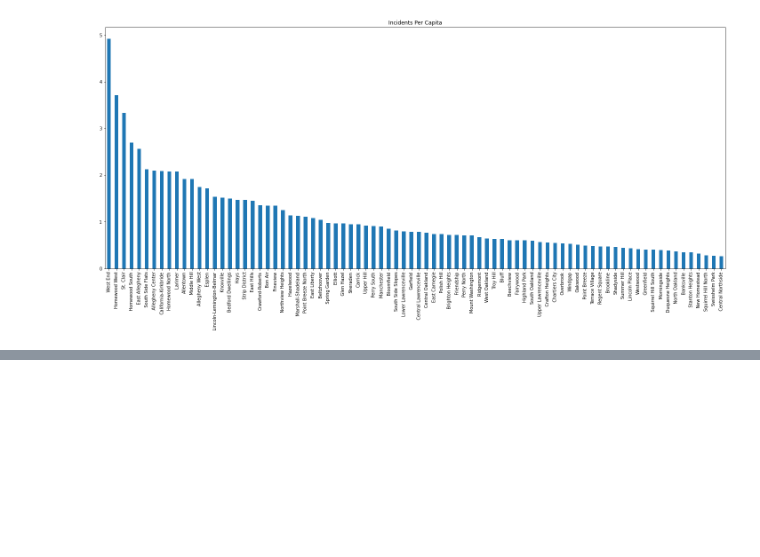
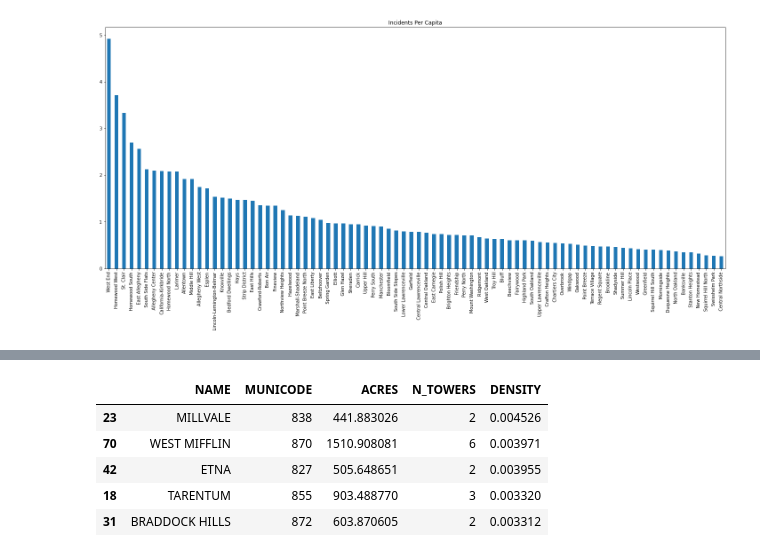
Before and after one commit to carolinescalf/final-project, a Jupyter notebook: Final Notebook.ipynb, the cells around one changed output, grey strips where cells are left out. Saved outputs shown, nothing was run; the diff lists cells and outputs as text; code cells hidden in the pictures; blank space fills up the shorter version.

```diff
--- a/Final Notebook.ipynb
+++ b/Final Notebook.ipynb
@@ -92,0 +138,10 @@ incidents_per_capita.sort_values('Incidents Per Capita', ascending=False)['Incid
+# %%
+municipalities["DENSITY"] = municipalities.N_TOWERS/municipalities.ACRES
+municipalities.sort_values('DENSITY', ascending=False).head()
+# %% [output]
+|  | NAME | MUNICODE | ACRES | N_TOWERS | DENSITY |
+| 23 | MILLVALE | 838 | 441.883026 | 2 | 0.004526 |
+| 70 | WEST MIFFLIN | 870 | 1510.908081 | 6 | 0.003971 |
+| 42 | ETNA | 827 | 505.648651 | 2 | 0.003955 |
+| 18 | TARENTUM | 855 | 903.488770 | 3 | 0.003320 |
+| 31 | BRADDOCK HILLS | 872 | 603.870605 | 2 | 0.003312 |
```
Also changed, not shown: parts of 7 cells of this notebook, 2 other files.
